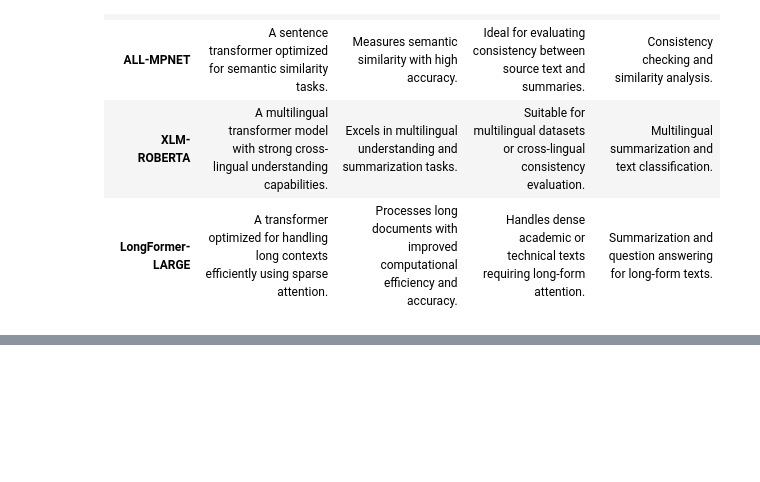
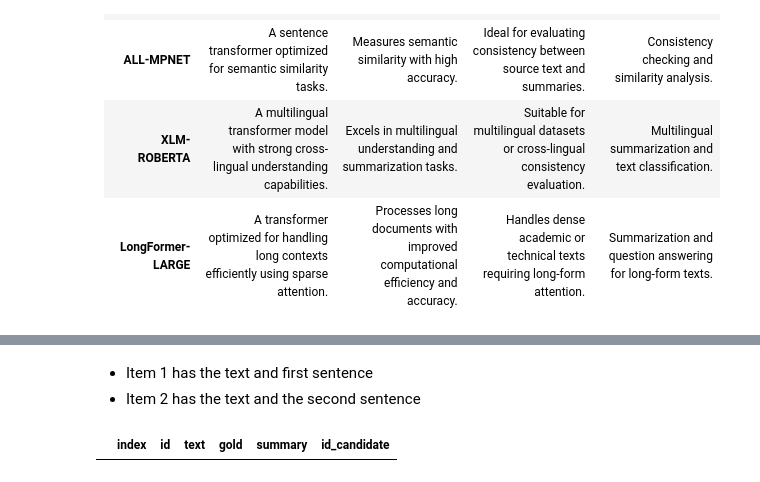
Before and after one commit to alialhousseini/glimpse-mds, a Jupyter notebook: NLP_main_notebook.ipynb, the cells around one changed output, grey strips where cells are left out. Drawn from its saved outputs; the diff is of its cells as text; code cells hidden in the pictures; blank space fills up the shorter version.

```diff
--- a/NLP_main_notebook.ipynb
+++ b/NLP_main_notebook.ipynb
@@ -200,0 +114,5 @@ model_handlers: Dict[str, Dict] = {
+# %%
+dftest = dftest.sample(10)
+# %% [markdown]
+- Item 1 has the text and first sentence
+- Item 2 has the text and the second sentence
@@ -200,0 +138,4 @@ model_handlers: Dict[str, Dict] = {
+# %%
+dftest[dftest['id']=='https://openreview.net/forum?id=r1rhWnZkg']
+# %% [output]
+|  | index | id | text | gold | summary | id_candidate |
```
Also changed, not shown: parts of 13 cells of this notebook, 5 other files.
